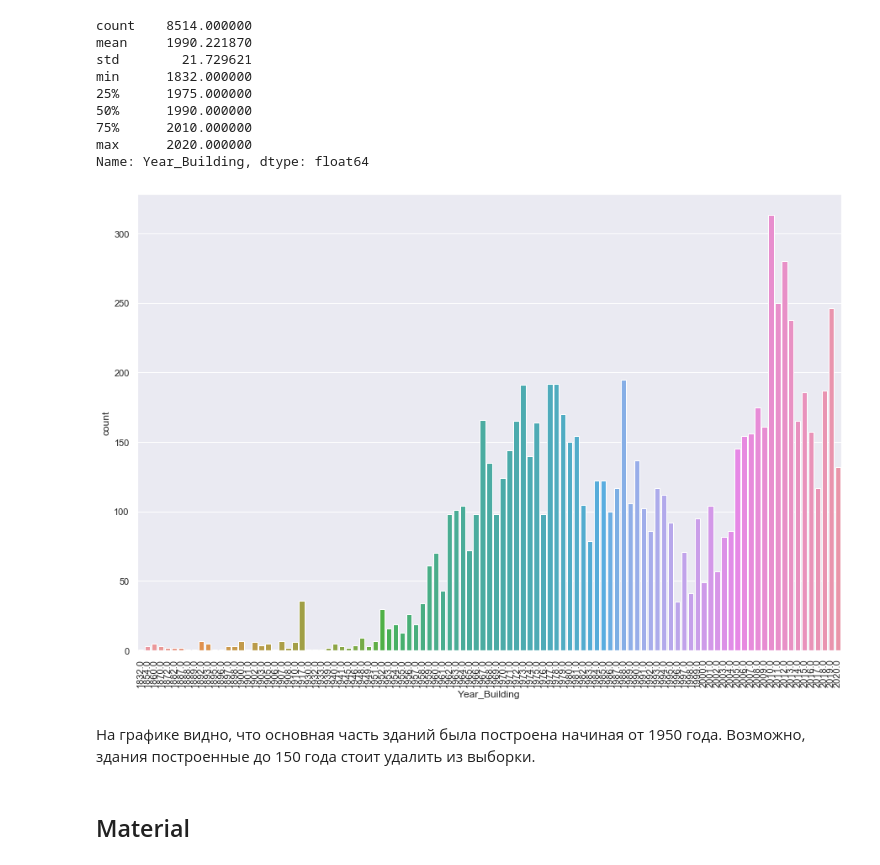
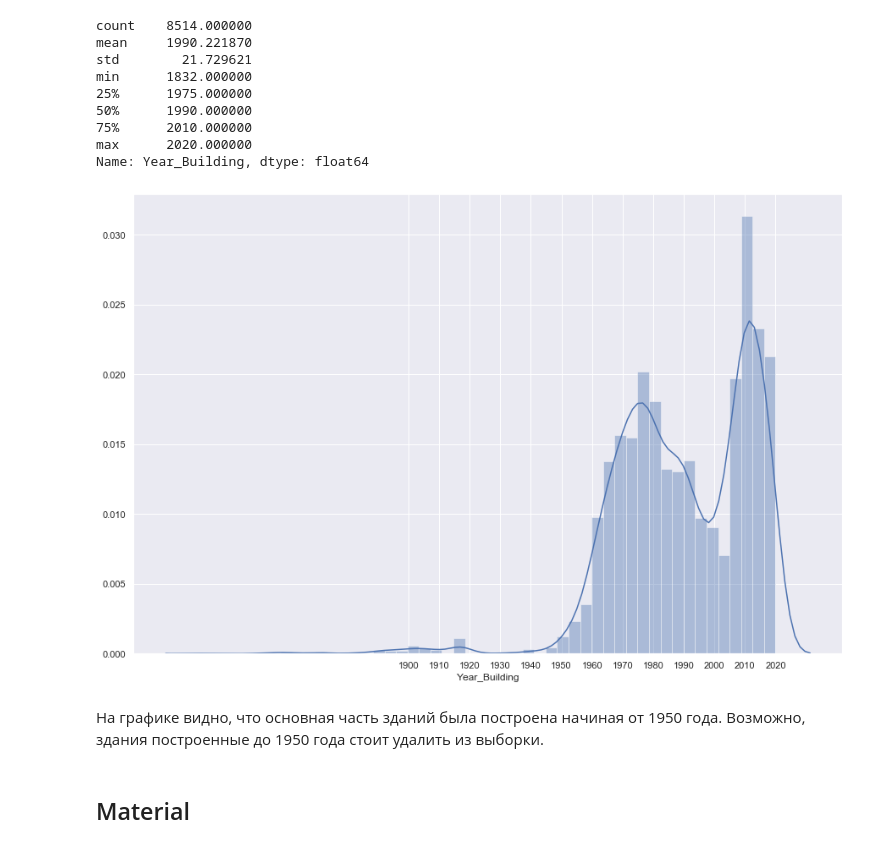
Before and after one commit to balov-oa/Exploratory-Data-Analysis, a Jupyter notebook: Data Processing.ipynb, the cells around one changed output. Saved outputs shown, nothing was run; the diff lists cells and outputs as text; code cells hidden in the pictures.

```diff
--- a/Data Processing.ipynb
+++ b/Data Processing.ipynb
@@ -391,13 +377,13 @@ min      1832.000000
 max      2020.000000
 Name: Year_Building, dtype: float64
 # %%
-plot = sns.countplot(df['Year_Building'], )
-plot.set_xticklabels(plot.get_xticklabels(), rotation=90)
+plot = sns.distplot(df['Year_Building'])
+plot.set_xticks(np.arange(1900, 2021,10))
 plt.show()
 # %% [output]
-[figure, old version]
+[figure, new version]
 # %% [markdown]
-На графике видно, что основная часть зданий была построена начиная от 1950 года. Возможно, здания построенные до 150 года стоит удалить из выборки.
+На графике видно, что основная часть зданий была построена начиная от 1950 года. Возможно, здания построенные до 1950 года стоит удалить из выборки.
 # %% [markdown]
 ## Material
 # %%
```
Also changed, not shown: parts of 10 cells of this notebook.
